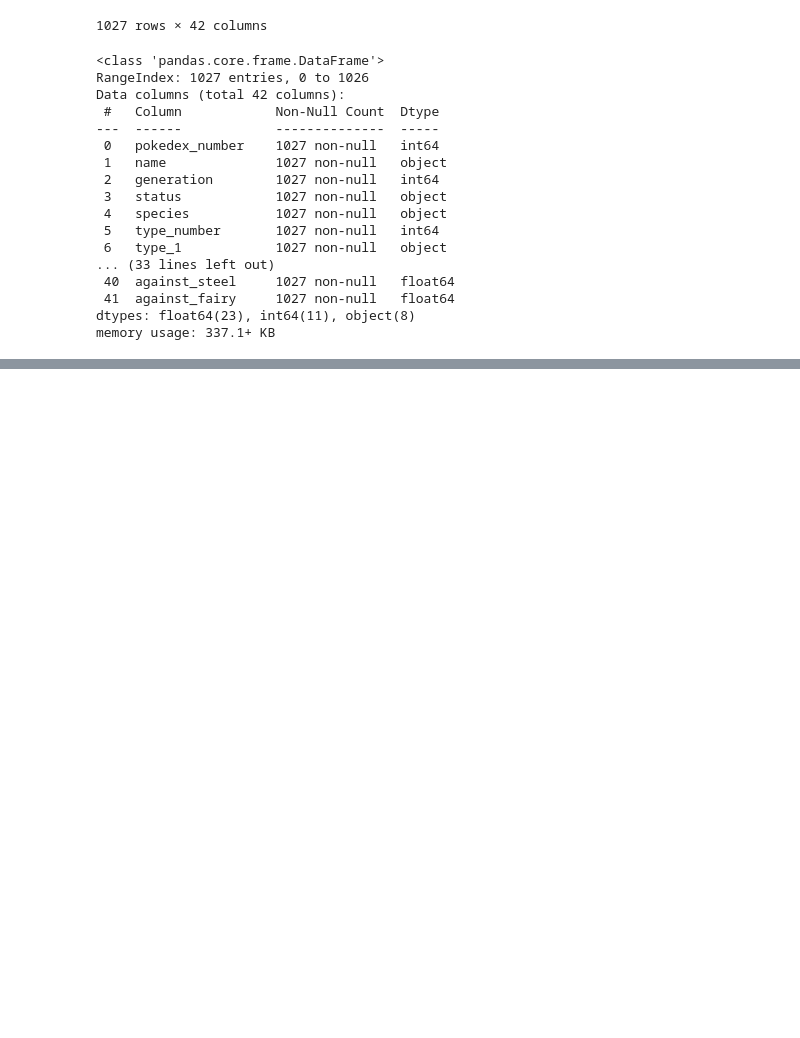
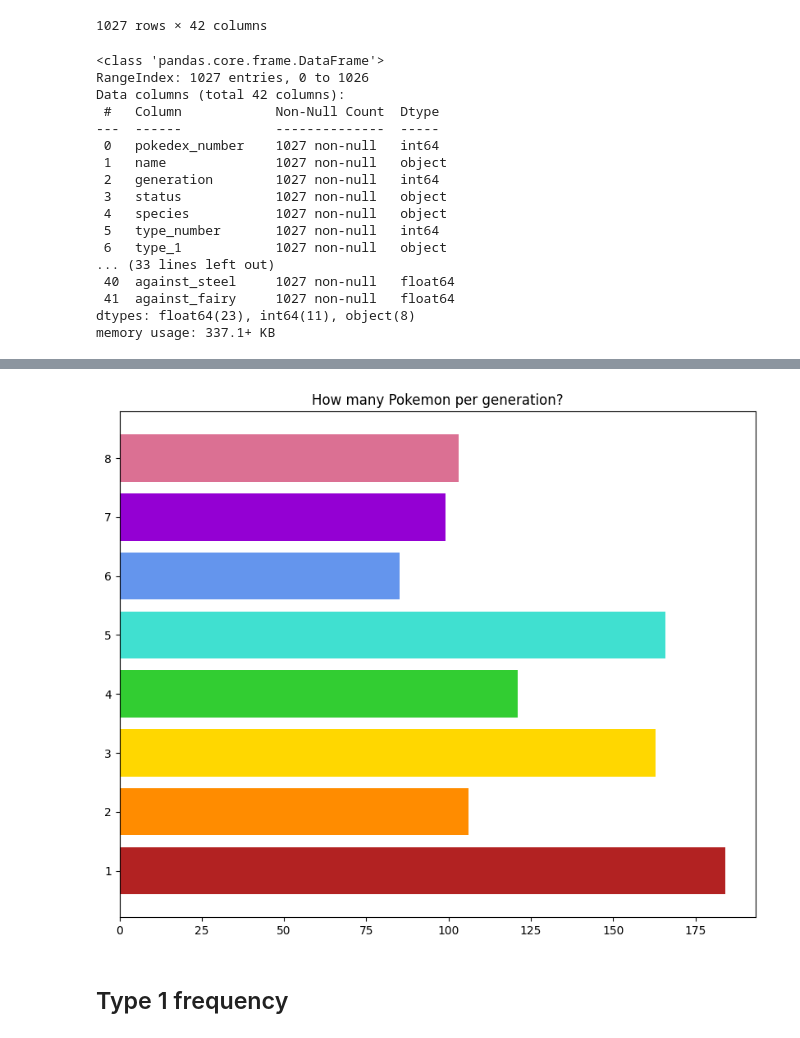
Before and after one commit to BiancaBenelli/Pokemon_project, a Jupyter notebook: Pokemon.ipynb, the cells around one changed output, grey strips where cells are left out. Cells and saved outputs as stored; diff of their text form; code cells hidden in the pictures; blank space fills up the shorter version.

Commit message:
How many pokemon per generation plot

```diff
--- a/Pokemon.ipynb
+++ b/Pokemon.ipynb
@@ -111,0 +117,3 @@ memory usage: 337.1+ KB
+# %%
+pokemon_per_generation = pokemon_df['generation'].value_counts()
+pokemon_per_generation
@@ -111,0 +130,10 @@ memory usage: 337.1+ KB
+# %%
+plt.figure(figsize = (10, 8))
+plt.title('How many Pokemon per generation?');
+# I use horizontal bars
+plt.barh(pokemon_per_generation.index, pokemon_per_generation.values, color=['firebrick', 'turquoise', 'gold', 'limegreen', 'darkorange', 'palevioletred', 'darkviolet', 'cornflowerblue'])
+plt.show()
+# %% [output]
+[figure, added]
+# %% [markdown]
+## Type 1 frequency
```
Also changed, not shown: parts of 6 cells of this notebook.
